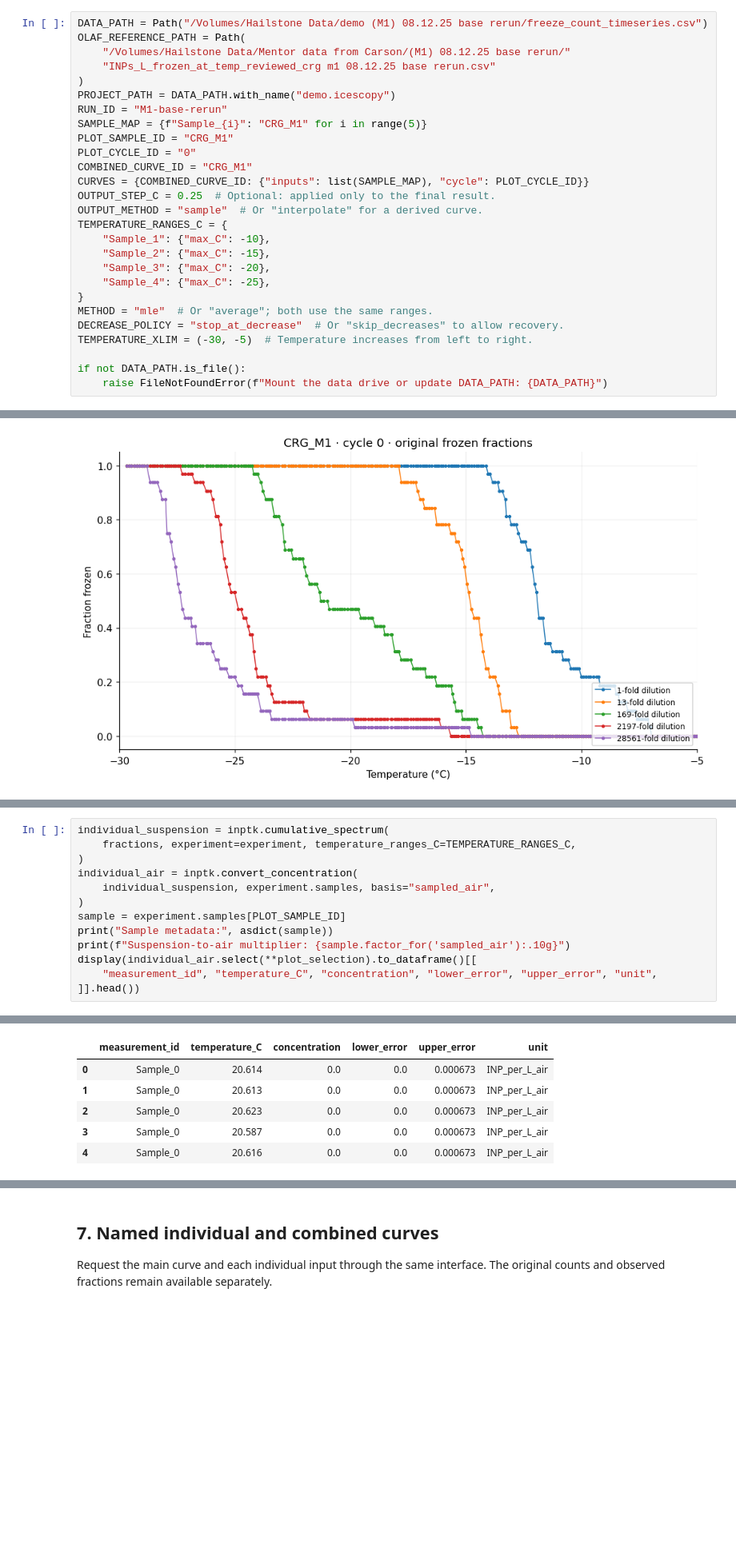
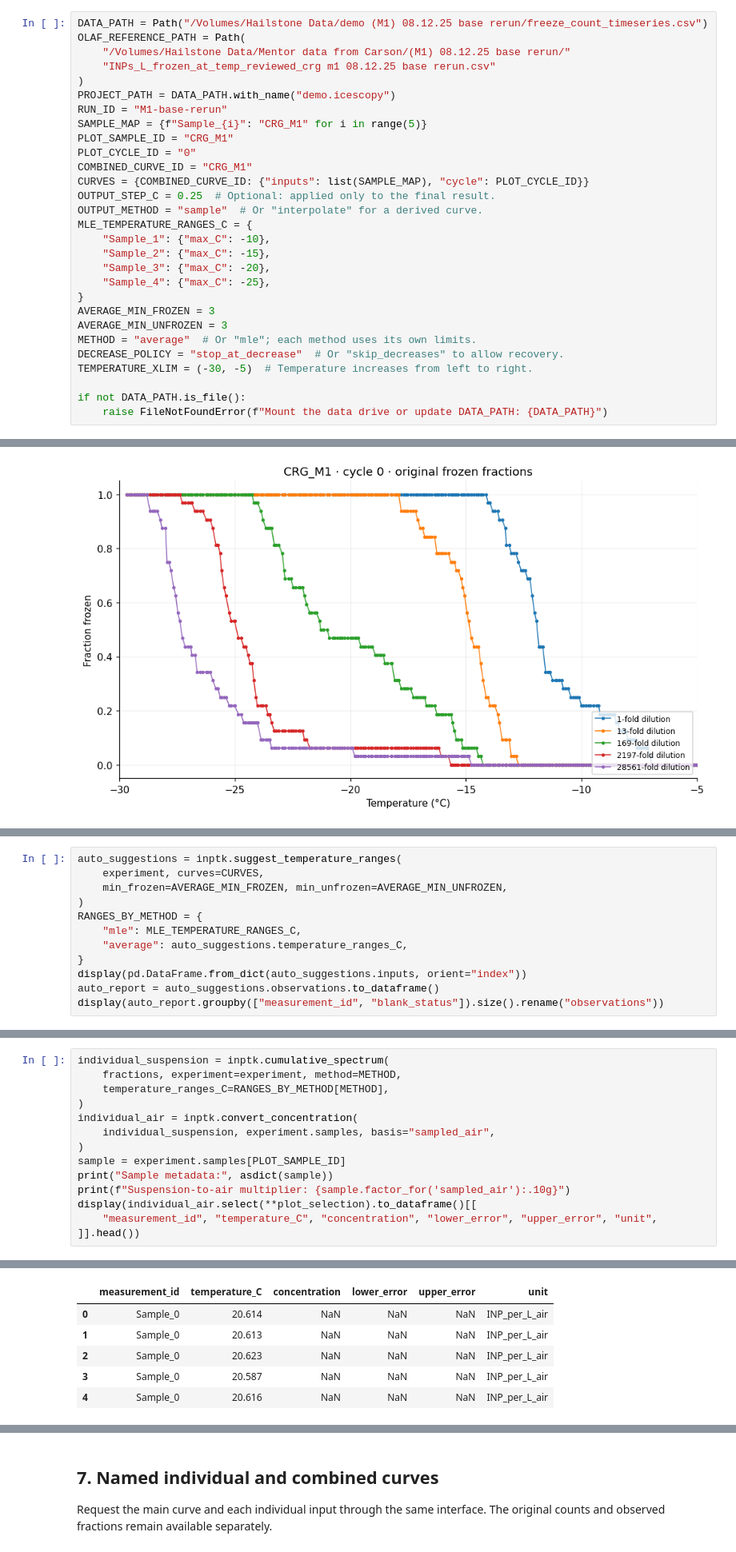
Before and after one commit to bochens/inptk, a Jupyter notebook: notebook/icescopy_freeze_count_to_air_inp_demo.ipynb, the cells around one changed output, grey strips where cells are left out. Shown at 80% size. Drawn from its saved outputs; the diff is of its cells as text; blank space fills up the shorter version.

```diff
--- a/notebook/icescopy_freeze_count_to_air_inp_demo.ipynb
+++ b/notebook/icescopy_freeze_count_to_air_inp_demo.ipynb
@@ -66,13 +61,15 @@ COMBINED_CURVE_ID = "CRG_M1"
 CURVES = {COMBINED_CURVE_ID: {"inputs": list(SAMPLE_MAP), "cycle": PLOT_CYCLE_ID}}
 OUTPUT_STEP_C = 0.25  # Optional: applied only to the final result.
 OUTPUT_METHOD = "sample"  # Or "interpolate" for a derived curve.
-TEMPERATURE_RANGES_C = {
+MLE_TEMPERATURE_RANGES_C = {
     "Sample_1": {"max_C": -10},
     "Sample_2": {"max_C": -15},
     "Sample_3": {"max_C": -20},
     "Sample_4": {"max_C": -25},
 }
-METHOD = "mle"  # Or "average"; both use the same ranges.
+AVERAGE_MIN_FROZEN = 3
+AVERAGE_MIN_UNFROZEN = 3
+METHOD = "average"  # Or "mle"; each method uses its own limits.
 DECREASE_POLICY = "stop_at_decrease"  # Or "skip_decreases" to allow recovery.
 TEMPERATURE_XLIM = (-30, -5)  # Temperature increases from left to right.
 
@@ -243,0 +246,12 @@ Original frozen-fraction observations: 2,892
+# %%
+auto_suggestions = inptk.suggest_temperature_ranges(
+    experiment, curves=CURVES,
+    min_frozen=AVERAGE_MIN_FROZEN, min_unfrozen=AVERAGE_MIN_UNFROZEN,
+)
+RANGES_BY_METHOD = {
+    "mle": MLE_TEMPERATURE_RANGES_C,
+    "average": auto_suggestions.temperature_ranges_C,
+}
+display(pd.DataFrame.from_dict(auto_suggestions.inputs, orient="index"))
+auto_report = auto_suggestions.observations.to_dataframe()
+display(auto_report.groupby(["measurement_id", "blank_status"]).size().rename("observations"))
@@ -252,25 +285,26 @@ of sampled air using the sample metadata.
 # %%
 individual_suspension = inptk.cumulative_spectrum(
-    fractions, experiment=experiment, temperature_ranges_C=TEMPERATURE_RANGES_C,
+    fractions, experiment=experiment, method=METHOD,
+    temperature_ranges_C=RANGES_BY_METHOD[METHOD],
 )
 individual_air = inptk.convert_concentration(
     individual_suspension, experiment.samples, basis="sampled_air",
 )
 sample = experiment.samples[PLOT_SAMPLE_ID]
 print("Sample metadata:", asdict(sample))
 print(f"Suspension-to-air multiplier: {sample.factor_for('sampled_air'):.10g}")
 display(individual_air.select(**plot_selection).to_dataframe()[[
     "measurement_id", "temperature_C", "concentration", "lower_error", "upper_error", "unit",
 ]].head())
 # %% [output]
 Sample metadata: {'sample_id': 'CRG_M1', 'sample_name': '', 'sample_type': 'air', 'air_volume_L': 17829.1, 'suspension_volume_mL': 10.0, 'filter_fraction_used': 1.0, 'dry_mass_g': None}
 Suspension-to-air multiplier: 0.0005608808072
 |  | measurement_id | temperature_C | concentration | lower_error | upper_error | unit |
-| 0 | Sample_0 | 20.614 | 0.0 | 0.0 | 0.000673 | INP_per_L_air |
-| 1 | Sample_0 | 20.613 | 0.0 | 0.0 | 0.000673 | INP_per_L_air |
-| 2 | Sample_0 | 20.623 | 0.0 | 0.0 | 0.000673 | INP_per_L_air |
-| 3 | Sample_0 | 20.587 | 0.0 | 0.0 | 0.000673 | INP_per_L_air |
-| 4 | Sample_0 | 20.616 | 0.0 | 0.0 | 0.000673 | INP_per_L_air |
+| 0 | Sample_0 | 20.614 | NaN | NaN | NaN | INP_per_L_air |
+| 1 | Sample_0 | 20.613 | NaN | NaN | NaN | INP_per_L_air |
+| 2 | Sample_0 | 20.623 | NaN | NaN | NaN | INP_per_L_air |
+| 3 | Sample_0 | 20.587 | NaN | NaN | NaN | INP_per_L_air |
+| 4 | Sample_0 | 20.616 | NaN | NaN | NaN | INP_per_L_air |
 # %%
 def draw_spectrum(ax, frame, *, label, color, show_errors=False, linestyle="-", alpha=1):
     """Plot one selected curve; retain gaps where a log plot cannot show a value."""
```
Also changed, not shown: parts of 14 cells of this notebook.
